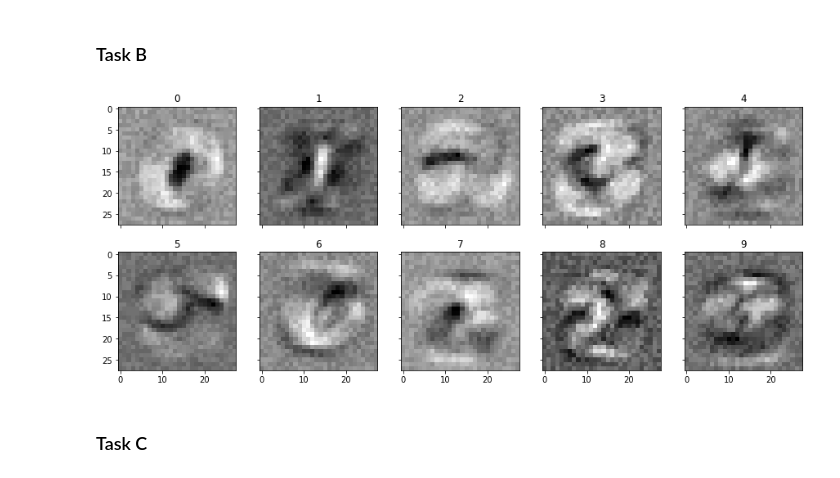
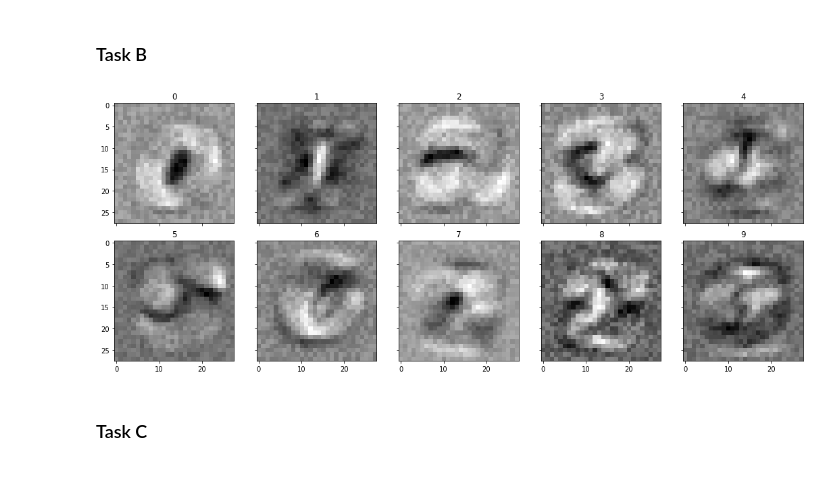
Before and after one commit to bjosttveit/TDT4195, a Jupyter notebook: IP-Assignment-1/task4.ipynb, the cells around one changed output. Saved outputs shown, nothing was run; the diff lists cells and outputs as text; code cells hidden in the pictures.

```diff
--- a/IP-Assignment-1/task4.ipynb
+++ b/IP-Assignment-1/task4.ipynb
@@ -249,12 +271,14 @@ plt.show()
 # %%
 weight = list(model.children())[1].weight.cpu().data
 
-fig, axs = plt.subplots(2,5, sharex=True, sharey=True, figsize=(15,6))
+fig, axs = plt.subplots(2, 5, sharex=True, sharey=True, figsize=(15, 6))
 for i in range(10):
-    axs[i//5,i%5].imshow(weight[i].reshape((28, 28)), cmap="gray")
-    axs[i//5,i%5].set_title(i)
+    axs[i // 5, i % 5].imshow(weight[i].reshape((28, 28)), cmap="gray")
+    axs[i // 5, i % 5].set_title(i)
+fig.tight_layout()
+fig.savefig("image_solutions/task_4b.png")
 # %% [output]
-[figure, old version]
+[figure, new version]
 # %% [markdown]
 ### Task C
 # %%
```
Also changed, not shown: parts of 15 cells of this notebook, 14 other files.
